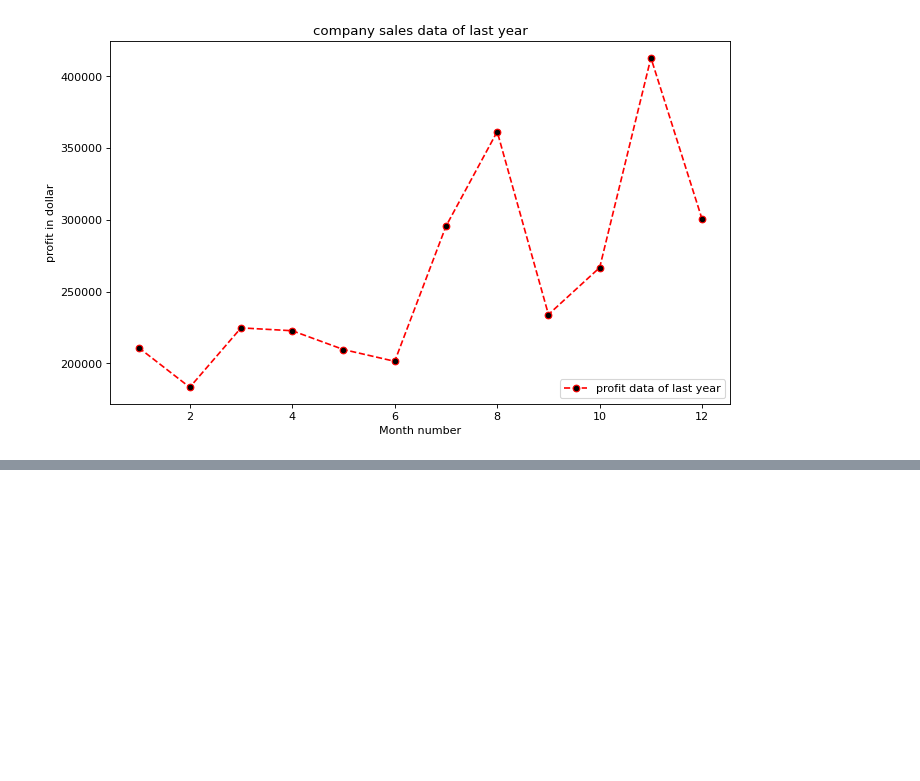
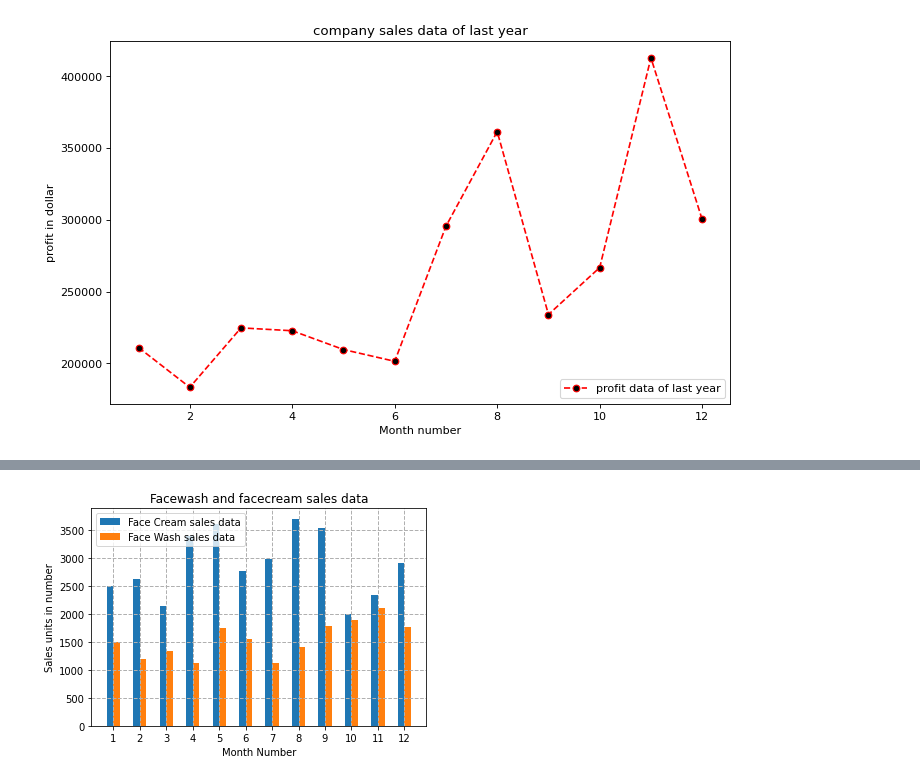
Before and after one commit to oherba/M111-Advanced-Python-and-Database-Management, a Jupyter notebook: day01/exercises/03-matplotlib_basic_assignment.ipynb, the cells around one changed output, grey strips where cells are left out. Cells and saved outputs as stored; diff of their text form; code cells hidden in the pictures; blank space fills up the shorter version.

```diff
--- a/day01/exercises/03-matplotlib_basic_assignment.ipynb
+++ b/day01/exercises/03-matplotlib_basic_assignment.ipynb
@@ -134,3 +126,22 @@ plt.show()
+# %%
+# write your code here
+monthList  = csv_df ['month_number'].tolist()
+faceCream   = csv_df ['facecream'].tolist()
+faceWash   = csv_df ['facewash'].tolist()
+
+plt.bar([a-0.25 for a in monthList], faceCream, width= 0.25, label = 'Face Cream sales data', align='edge')
+plt.bar([a+0.25 for a in monthList], faceWash, width= -0.25, label = 'Face Wash sales data', align='edge')
+plt.xlabel('Month Number')
+plt.ylabel('Sales units in number')
+plt.legend(loc='upper left')
+plt.title(' Sales data')
+
+plt.xticks(monthList)
+plt.grid(True, linewidth= 1, linestyle="--")
+plt.title('Facewash and facecream sales data')
+plt.show()
+# %% [output]
+[figure, added]
 # %% [markdown]
 ## Exercise 6
 **Read sales data of bathing soap of all months and show it using a bar chart. Save this plot to your hard disk**
```
Also changed, not shown: parts of 17 cells of this notebook.
